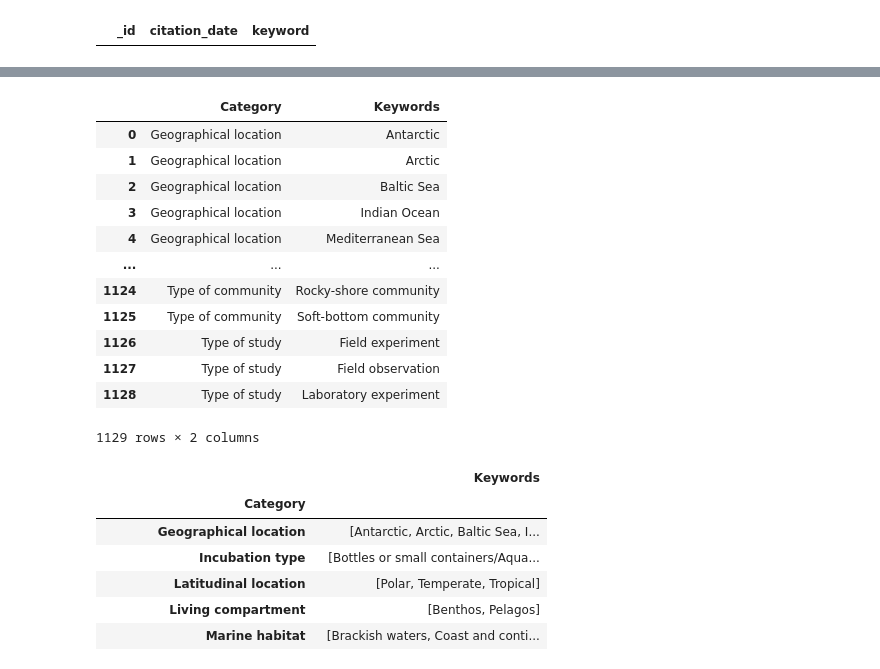
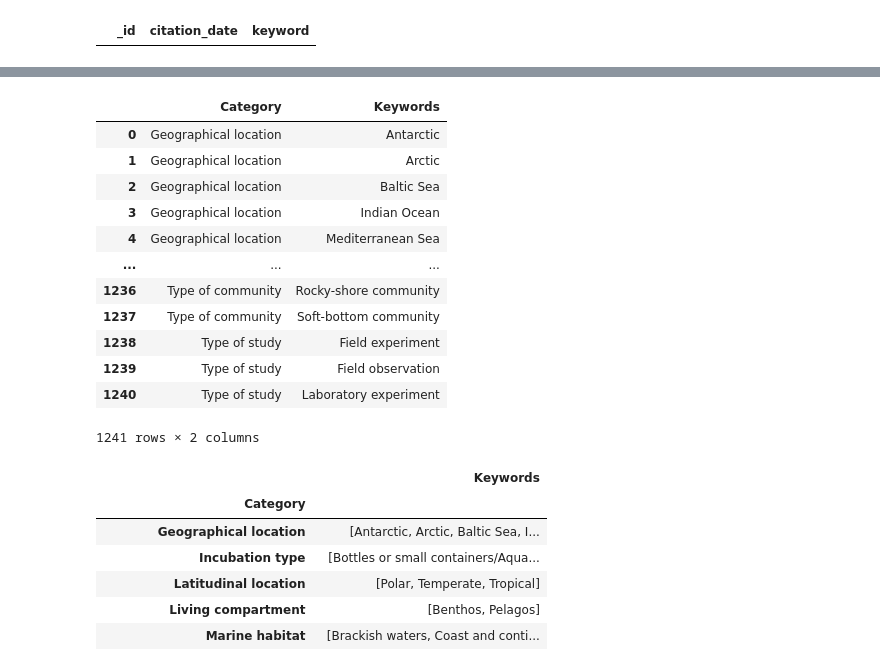
Before and after one commit to PBrockmann/PANGAEA_Scraping, a Jupyter notebook: PANGAEA_OAICC_histo_01.ipynb, the cells around one changed output, grey strips where cells are left out. Saved outputs shown, nothing was run; the diff lists cells and outputs as text; code cells hidden in the pictures.

```diff
--- a/PANGAEA_OAICC_histo_01.ipynb
+++ b/PANGAEA_OAICC_histo_01.ipynb
@@ -127,22 +116,22 @@ s.sort_values(by=['citation_date'])
 # %%
 # Read the CSV file that defines category/keyword relation
 
-df1 = pd.read_csv('OA-ICC_keywords_current.csv')
+df1 = pd.read_csv('https://oa-icc.ipsl.fr/OA-ICC_keywords_current.csv')
 df1
 # %% [output]
 |  | Category | Keywords |
 | 0 | Geographical location | Antarctic |
 | 1 | Geographical location | Arctic |
 | 2 | Geographical location | Baltic Sea |
 | 3 | Geographical location | Indian Ocean |
 | 4 | Geographical location | Mediterranean Sea |
 | ... | ... | ... |
-| 1124 | Type of community | Rocky-shore community |
-| 1125 | Type of community | Soft-bottom community |
-| 1126 | Type of study | Field experiment |
-| 1127 | Type of study | Field observation |
-| 1128 | Type of study | Laboratory experiment |
+| 1236 | Type of community | Rocky-shore community |
+| 1237 | Type of community | Soft-bottom community |
+| 1238 | Type of study | Field experiment |
+| 1239 | Type of study | Field observation |
+| 1240 | Type of study | Laboratory experiment |
-1129 rows × 2 columns
+1241 rows × 2 columns
 # %%
 # Aggregate keywords by category
 
```
Also changed, not shown: parts of 15 cells of this notebook, 5 other files.
